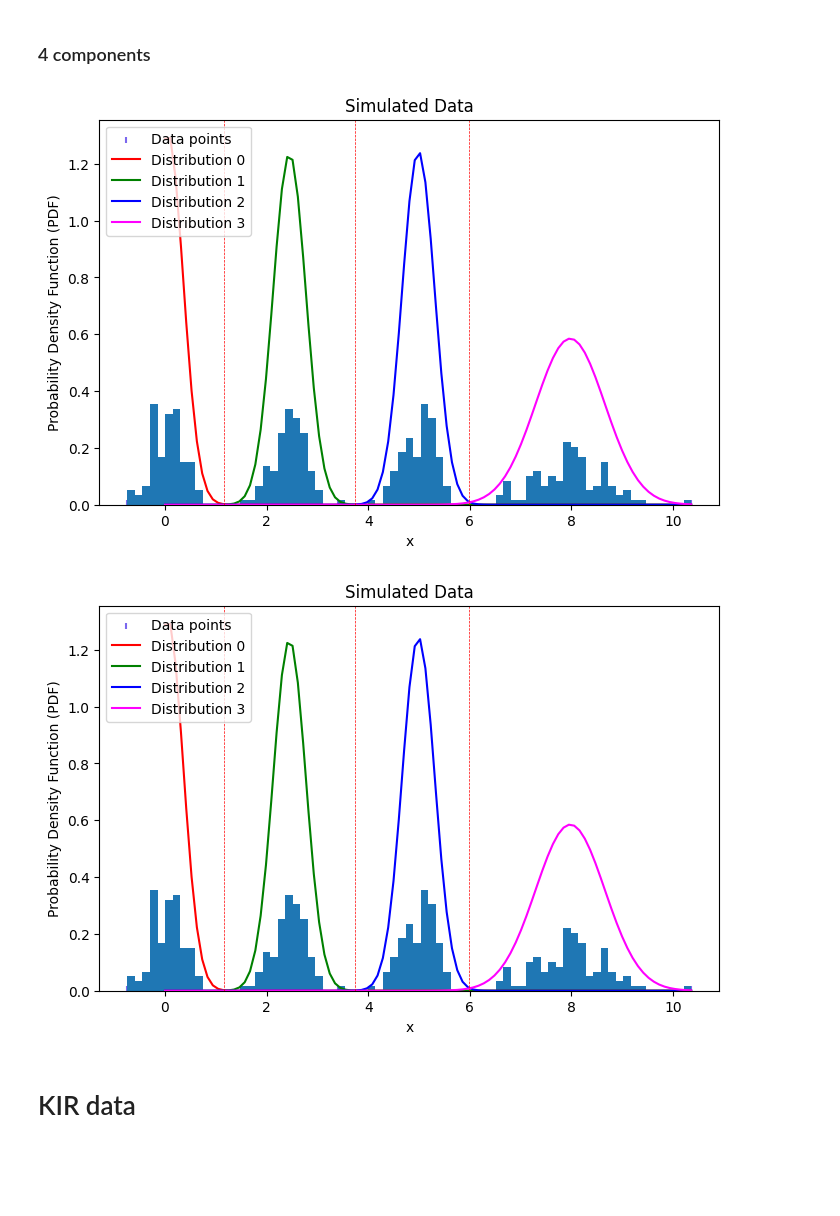
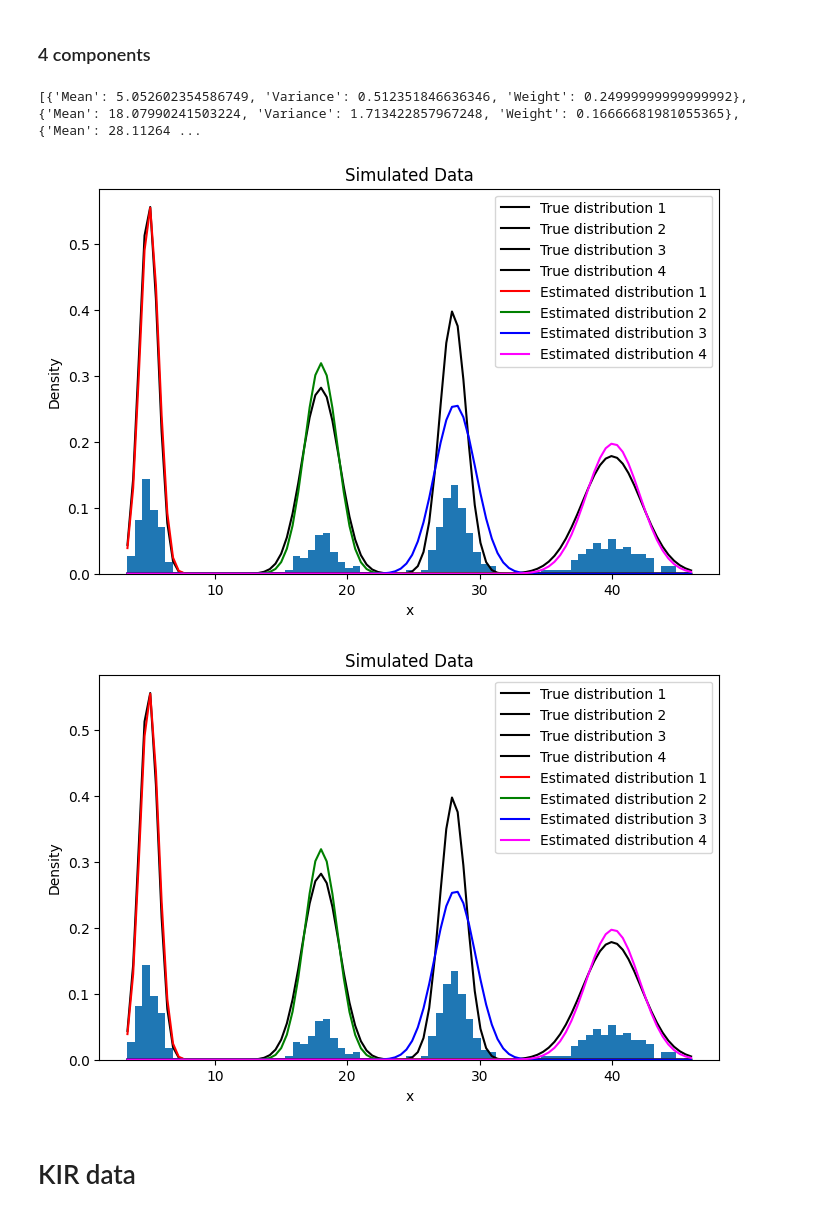
Before and after one commit to devitahalim/scie30001-project, a Jupyter notebook: functions/testGMM.ipynb, the cells around one changed output. Cells and saved outputs as stored; diff of their text form; code cells hidden in the pictures; blank space fills up the shorter version.

```diff
--- a/functions/testGMM.ipynb
+++ b/functions/testGMM.ipynb
@@ -92,18 +93,20 @@ PlotGMM(X,em1,10,[],"Simulated Data",[],[85,30,5],[2,50,7])
 # %% [markdown]
 ### 4 components
 # %%
-D1=np.random.normal(5,np.sqrt(0.1),100)
-D2=np.random.normal(2.5,np.sqrt(0.1),100)
-D3=np.random.normal(0,np.sqrt(0.1),100)
-D4=np.random.normal(8, np.sqrt(0.5),100)
+D1=np.random.normal(5,np.sqrt(0.5),150)
+D2=np.random.normal(18,np.sqrt(2),100)
+D3=np.random.normal(28,np.sqrt(1),200)
+D4=np.random.normal(40, np.sqrt(5),150)
 D=np.array(list(D1)+list(D2)+list(D3)+list(D4))
 
 em1=gauss.GaussianEM(D,4,[])
 t=gauss.findThreshold1(D,4,em1)
-gauss.PlotGMM(D,em1,10,t,"Simulated Data",[],[],[])
+PlotGMM(D,em1,10,t,"Simulated Data",[],[5,18,28,40],[0.5,2,1,5])
+print(em1[-1])
 # %% [output]
+[{'Mean': 5.052602354586749, 'Variance': 0.512351846636346, 'Weight': 0.24999999999999992}, {'Mean': 18.07990241503224, 'Variance': 1.713422857967248, 'Weight': 0.16666681981055365}, {'Mean': 28.11264 ...
-[figure, old version]
+[figure, new version]
-[figure, old version]
+[figure, new version]
 # %% [markdown]
 # KIR data
 # %%
```
Also changed, not shown: parts of 3 cells of this notebook, 39 other files.
